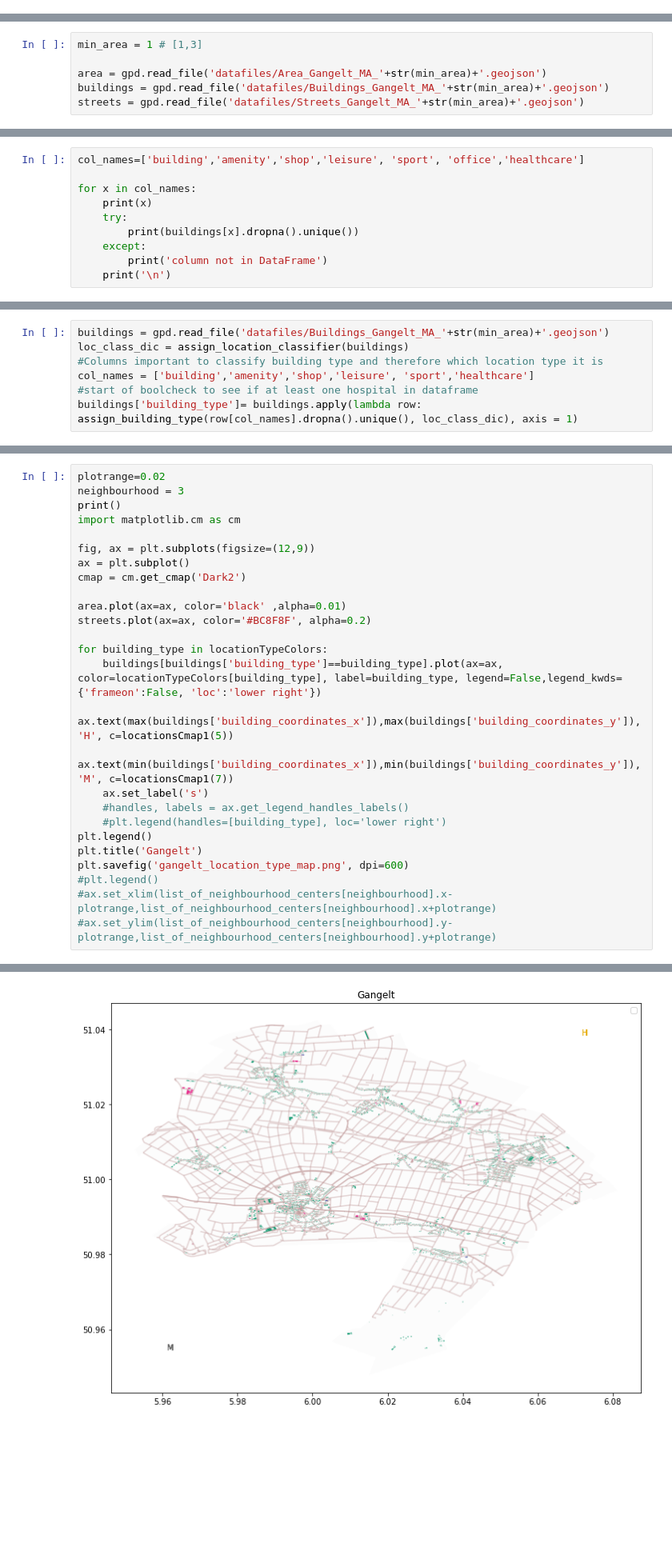
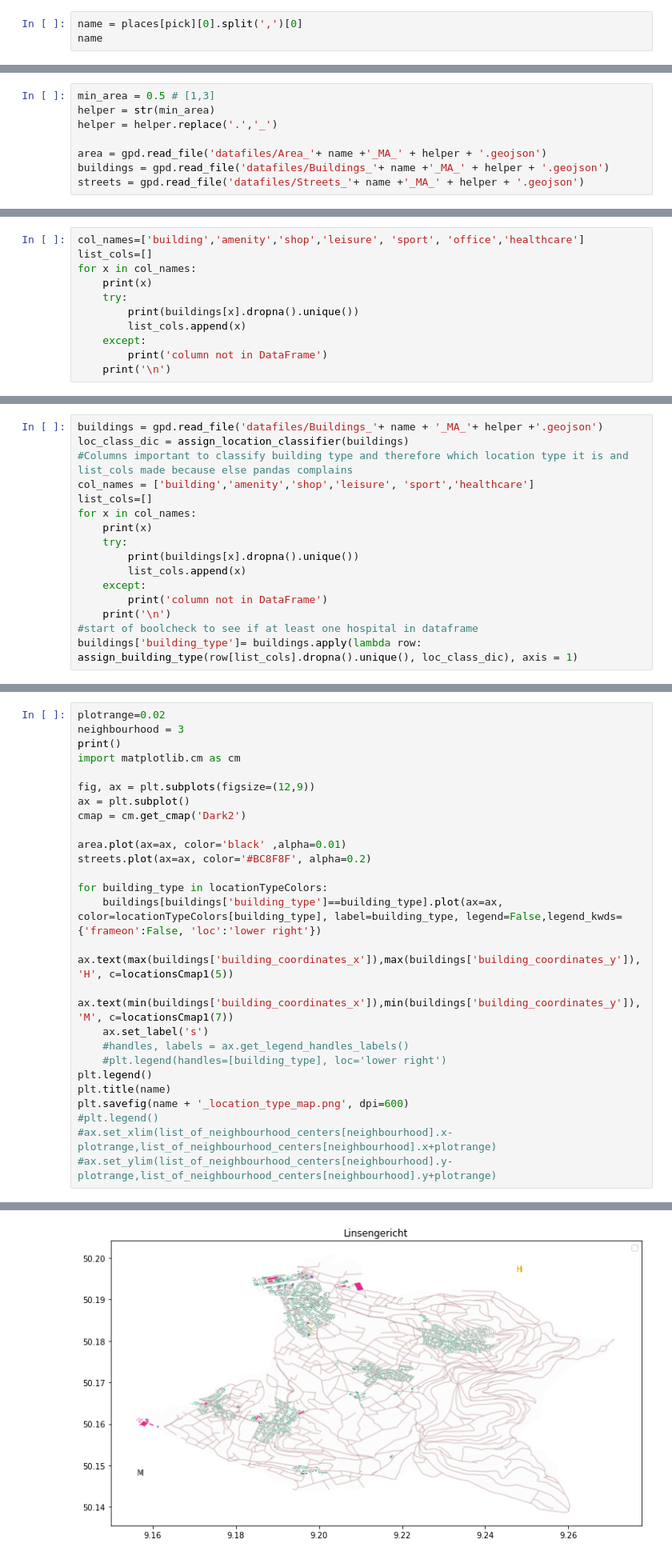
Before and after one commit to joba-1/Corona_Model, a Jupyter notebook: Geodata.ipynb, the cells around one changed output, grey strips where cells are left out. Shown at 80% size. Saved outputs shown, nothing was run; the diff lists cells and outputs as text; blank space fills up the shorter version.

Commit message:
clean-up  and one notebook to rule them all, all areas in one notebook

```diff
--- a/Geodata.ipynb
+++ b/Geodata.ipynb
@@ -181,0 +215,3 @@ buildings = ox.footprints_from_place(place_name)
+# %%
+name = places[pick][0].split(',')[0]
+name
@@ -182,8 +220,10 @@ buildings = ox.footprints_from_place(place_name)
 # %%
-min_area = 1 # [1,3]
+min_area = 0.5 # [1,3]
+helper = str(min_area)
+helper = helper.replace('.','_')
 
-area = gpd.read_file('datafiles/Area_Gangelt_MA_'+str(min_area)+'.geojson')
-buildings = gpd.read_file('datafiles/Buildings_Gangelt_MA_'+str(min_area)+'.geojson')
-streets = gpd.read_file('datafiles/Streets_Gangelt_MA_'+str(min_area)+'.geojson')
+area = gpd.read_file('datafiles/Area_'+ name +'_MA_' + helper + '.geojson')
+buildings = gpd.read_file('datafiles/Buildings_'+ name +'_MA_' + helper + '.geojson')
+streets = gpd.read_file('datafiles/Streets_'+ name +'_MA_' + helper + '.geojson')
 # %% [markdown]
 #### center of neihbourhood is choosen manually
@@ -249,11 +282,12 @@ print(buildings['amenity'].unique())
 ### List of all relevant columns and their unique values for building type assignment
 # %%
 col_names=['building','amenity','shop','leisure', 'sport', 'office','healthcare']
-
+list_cols=[]
 for x in col_names:
     print(x)
     try:
         print(buildings[x].dropna().unique())
+        list_cols.append(x)
     except:
         print('column not in DataFrame')
     print('\n')
@@ -369,7 +384,16 @@ buildings
 # %%
-buildings = gpd.read_file('datafiles/Buildings_Gangelt_MA_'+str(min_area)+'.geojson')
+buildings = gpd.read_file('datafiles/Buildings_'+ name + '_MA_'+ helper +'.geojson')
 loc_class_dic = assign_location_classifier(buildings)
-#Columns important to classify building type and therefore which location type it is
+#Columns important to classify building type and therefore which location type it is and list_cols made because else pandas complains
 col_names = ['building','amenity','shop','leisure', 'sport','healthcare']
+list_cols=[]
+for x in col_names:
+    print(x)
+    try:
+        print(buildings[x].dropna().unique())
+        list_cols.append(x)
+    except:
+        print('column not in DataFrame')
+    print('\n')
 #start of boolcheck to see if at least one hospital in dataframe
-buildings['building_type']= buildings.apply(lambda row: assign_building_type(row[col_names].dropna().unique(), loc_class_dic), axis = 1)
+buildings['building_type']= buildings.apply(lambda row: assign_building_type(row[list_cols].dropna().unique(), loc_class_dic), axis = 1)
@@ -378,32 +420,32 @@ buildings['building_type']= buildings.apply(lambda row: assign_building_type(row
 # %%
 plotrange=0.02
 neighbourhood = 3
 print()
 import matplotlib.cm as cm
 
 fig, ax = plt.subplots(figsize=(12,9))
 ax = plt.subplot()
 cmap = cm.get_cmap('Dark2')
 
 area.plot(ax=ax, color='black' ,alpha=0.01)
 streets.plot(ax=ax, color='#BC8F8F', alpha=0.2)
 
 for building_type in locationTypeColors:
     buildings[buildings['building_type']==building_type].plot(ax=ax, color=locationTypeColors[building_type], label=building_type, legend=False,legend_kwds={'frameon':False, 'loc':'lower right'})
     ax.text(max(buildings['building_coordinates_x']),max(buildings['building_coordinates_y']), 'H', c=locationsCmap1(5))
     ax.text(min(buildings['building_coordinates_x']),min(buildings['building_coordinates_y']), 'M', c=locationsCmap1(7))
     ax.set_label('s')
     #handles, labels = ax.get_legend_handles_labels()
     #plt.legend(handles=[building_type], loc='lower right')
 plt.legend()
-plt.title('Gangelt')
-plt.savefig('gangelt_location_type_map.png', dpi=600)
+plt.title(name)
+plt.savefig(name + '_location_type_map.png', dpi=600)
 #plt.legend()
 #ax.set_xlim(list_of_neighbourhood_centers[neighbourhood].x-plotrange,list_of_neighbourhood_centers[neighbourhood].x+plotrange)
 #ax.set_ylim(list_of_neighbourhood_centers[neighbourhood].y-plotrange,list_of_neighbourhood_centers[neighbourhood].y+plotrange)
 # %% [output]
 No handles with labels found to put in legend.
-[figure, old version]
+[figure, new version]
 # %%
 ax.get_legend_handles_labels()
 ax.set_label()
```
Also changed, not shown: parts of 26 cells of this notebook, 2 other files.
